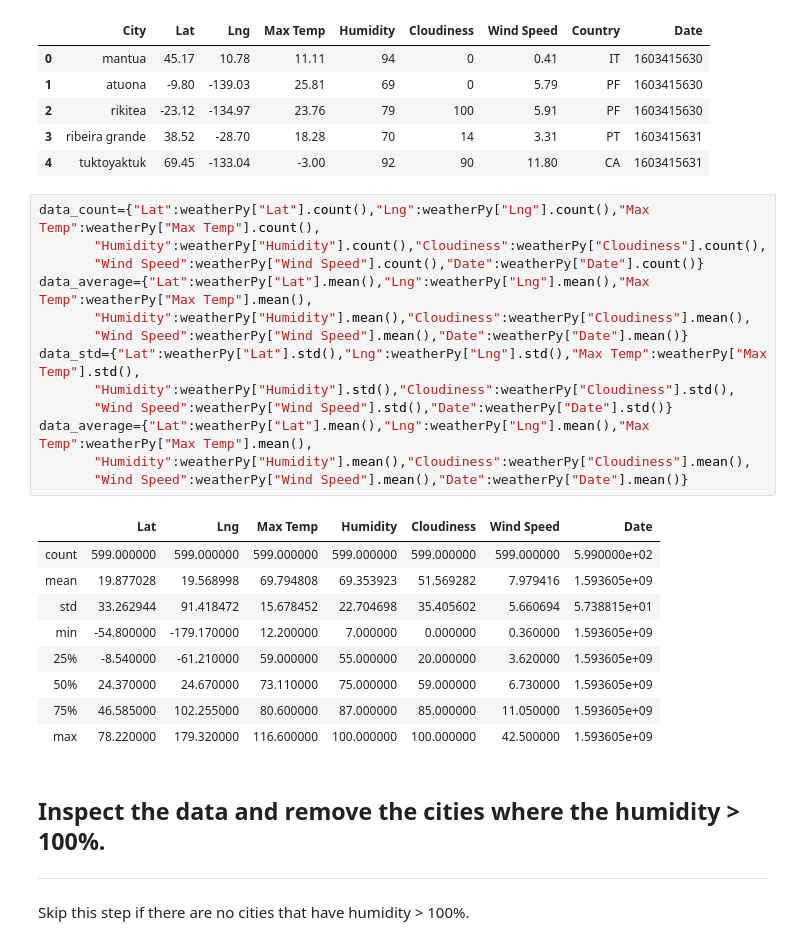
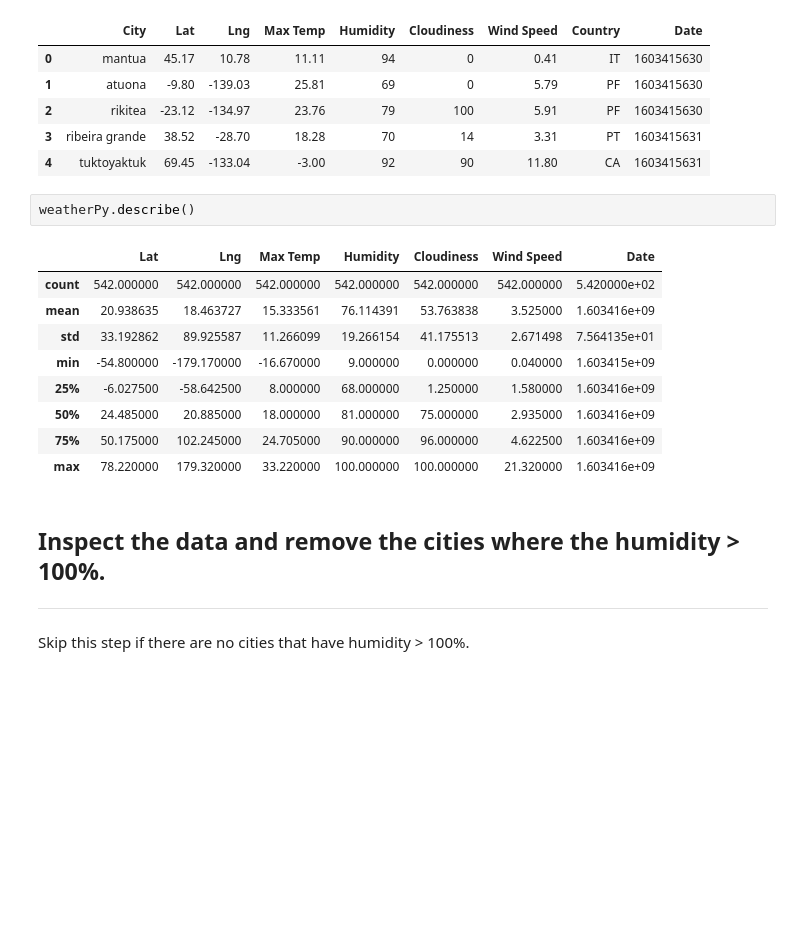
Before and after one commit to RBLevine/python-api-challenge, a Jupyter notebook: WeatherPy/WeatherPy.ipynb, the cells around one changed output. Cells and saved outputs as stored; diff of their text form; blank space fills up the shorter version.

```diff
--- a/WeatherPy/WeatherPy.ipynb
+++ b/WeatherPy/WeatherPy.ipynb
@@ -128,29 +128,18 @@ weatherPy.head()
 | 2 | rikitea | -23.12 | -134.97 | 23.76 | 79 | 100 | 5.91 | PF | 1603415630 |
 | 3 | ribeira grande | 38.52 | -28.70 | 18.28 | 70 | 14 | 3.31 | PT | 1603415631 |
 | 4 | tuktoyaktuk | 69.45 | -133.04 | -3.00 | 92 | 90 | 11.80 | CA | 1603415631 |
-# %%
-data_count={"Lat":weatherPy["Lat"].count(),"Lng":weatherPy["Lng"].count(),"Max Temp":weatherPy["Max Temp"].count(),
-       "Humidity":weatherPy["Humidity"].count(),"Cloudiness":weatherPy["Cloudiness"].count(),
-       "Wind Speed":weatherPy["Wind Speed"].count(),"Date":weatherPy["Date"].count()}
-data_average={"Lat":weatherPy["Lat"].mean(),"Lng":weatherPy["Lng"].mean(),"Max Temp":weatherPy["Max Temp"].mean(),
-       "Humidity":weatherPy["Humidity"].mean(),"Cloudiness":weatherPy["Cloudiness"].mean(),
-       "Wind Speed":weatherPy["Wind Speed"].mean(),"Date":weatherPy["Date"].mean()}
-data_std={"Lat":weatherPy["Lat"].std(),"Lng":weatherPy["Lng"].std(),"Max Temp":weatherPy["Max Temp"].std(),
-       "Humidity":weatherPy["Humidity"].std(),"Cloudiness":weatherPy["Cloudiness"].std(),
-       "Wind Speed":weatherPy["Wind Speed"].std(),"Date":weatherPy["Date"].std()}
-data_average={"Lat":weatherPy["Lat"].mean(),"Lng":weatherPy["Lng"].mean(),"Max Temp":weatherPy["Max Temp"].mean(),
-       "Humidity":weatherPy["Humidity"].mean(),"Cloudiness":weatherPy["Cloudiness"].mean(),
-       "Wind Speed":weatherPy["Wind Speed"].mean(),"Date":weatherPy["Date"].mean()}
-# %% [output]
-|  | Lat | Lng | Max Temp | Humidity | Cloudiness | Wind Speed | Date |
-| count | 599.000000 | 599.000000 | 599.000000 | 599.000000 | 599.000000 | 599.000000 | 5.990000e+02 |
-| mean | 19.877028 | 19.568998 | 69.794808 | 69.353923 | 51.569282 | 7.979416 | 1.593605e+09 |
-| std | 33.262944 | 91.418472 | 15.678452 | 22.704698 | 35.405602 | 5.660694 | 5.738815e+01 |
-| min | -54.800000 | -179.170000 | 12.200000 | 7.000000 | 0.000000 | 0.360000 | 1.593605e+09 |
-| 25% | -8.540000 | -61.210000 | 59.000000 | 55.000000 | 20.000000 | 3.620000 | 1.593605e+09 |
-| 50% | 24.370000 | 24.670000 | 73.110000 | 75.000000 | 59.000000 | 6.730000 | 1.593605e+09 |
-| 75% | 46.585000 | 102.255000 | 80.600000 | 87.000000 | 85.000000 | 11.050000 | 1.593605e+09 |
-| max | 78.220000 | 179.320000 | 116.600000 | 100.000000 | 100.000000 | 42.500000 | 1.593605e+09 |
+# %%
+weatherPy.describe()
+# %% [output]
+|  | Lat | Lng | Max Temp | Humidity | Cloudiness | Wind Speed | Date |
+| count | 542.000000 | 542.000000 | 542.000000 | 542.000000 | 542.000000 | 542.000000 | 5.420000e+02 |
+| mean | 20.938635 | 18.463727 | 15.333561 | 76.114391 | 53.763838 | 3.525000 | 1.603416e+09 |
+| std | 33.192862 | 89.925587 | 11.266099 | 19.266154 | 41.175513 | 2.671498 | 7.564135e+01 |
+| min | -54.800000 | -179.170000 | -16.670000 | 9.000000 | 0.000000 | 0.040000 | 1.603415e+09 |
+| 25% | -6.027500 | -58.642500 | 8.000000 | 68.000000 | 1.250000 | 1.580000 | 1.603416e+09 |
+| 50% | 24.485000 | 20.885000 | 18.000000 | 81.000000 | 75.000000 | 2.935000 | 1.603416e+09 |
+| 75% | 50.175000 | 102.245000 | 24.705000 | 90.000000 | 96.000000 | 4.622500 | 1.603416e+09 |
+| max | 78.220000 | 179.320000 | 33.220000 | 100.000000 | 100.000000 | 21.320000 | 1.603416e+09 |
 # %% [markdown]
 ## Inspect the data and remove the cities where the humidity > 100%.
 ----
```
Also changed, not shown: parts of 5 cells of this notebook.
